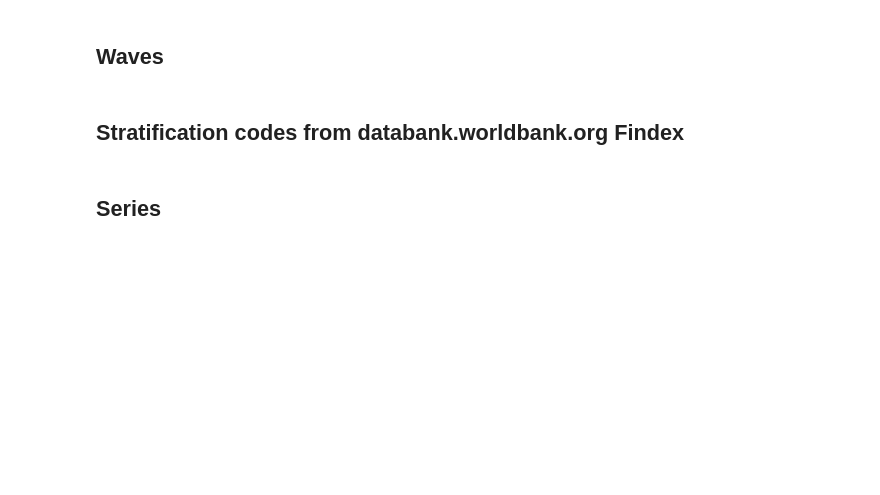
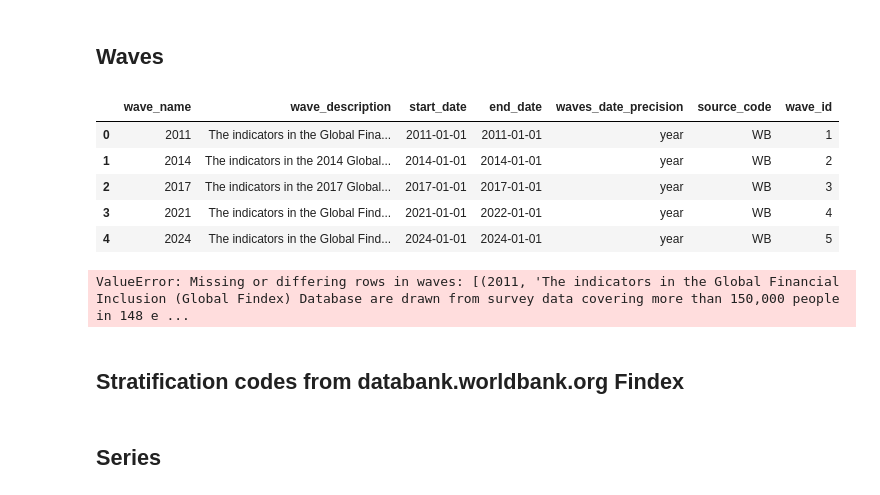
Before and after one commit to reebme/curated-data-sqlite, a Jupyter notebook: notebooks/01_findex_etl.ipynb, the cells around one changed output. Cells and saved outputs as stored; diff of their text form; code cells hidden in the pictures; blank space fills up the shorter version.

```diff
--- a/notebooks/01_findex_etl.ipynb
+++ b/notebooks/01_findex_etl.ipynb
@@ -256,42 +258,67 @@ with connection(SQLITE_DB_FILE) as conn:
 # %%
 # empty data frame with columns required for insert into waves
 waves_to_insert = pd.DataFrame(columns = ['wave_name', 'wave_description', 'start_date', 'end_date', 'waves_date_precision', 'source_code'])
 
 waves_to_insert['wave_name'] = [2011, 2014, 2017, 2021, 2024]
 
 waves_to_insert['start_date'] = waves_to_insert['wave_name']
 waves_to_insert['start_date'] = waves_to_insert['start_date'].apply(lambda y: str(y) + '-01-01')
 
 waves_to_insert['end_date'] = waves_to_insert['wave_name']
 waves_to_insert.loc[3, 'end_date'] = 2022
 waves_to_insert['end_date'] = waves_to_insert['end_date'].apply(lambda y: str(y) + '-01-01')
 
-# descriptions are taken from the Methodology sections of wave reports
+# descriptions are taken from the wave reports
+# number of reported economies do not equal the number of countries with at least one observation in each wave
 waves_to_insert.loc[0, 'wave_description'] = (
-    'The indicators in the Global Financial Inclusion (Global Findex) Database are drawn from survey data covering more than 150,000 people in 148 economies representing'
-    'more than 97 percent of the world’s population. The target population is the entire civilian, noninstitutionalized population age 15 and older.'
-    'Surveys are conducted in the major languages of each economy.')
+    "The indicators in the Global Financial Inclusion (Global Findex) Database "
+    "are drawn from survey data covering more than 150,000 people in 148 economies "
+    "representing more than 97 percent of the world’s population. "
+    "The target population is the entire civilian, noninstitutionalized population age 15 and older. "
+    "Surveys are conducted in the major languages of each economy."
+)
 waves_to_insert.loc[1, 'wave_description'] = (
-    'The indicators in the 2014 Global Financial Inclusion (Global Findex) database are drawn from survey data covering almost 150,000 people in 143 economies—representing'
-    'more than 97 percent of the world’s population. The target population is the entire civilian, noninstitutionalized population age 15 and above.')
+    "The indicators in the 2014 Global Financial Inclusion (Global Findex) database "
+    "are drawn from survey data covering almost 150,000 people in 143 economies "
+    "representing more than 97 percent of the world’s population. "
+    "The target population is the entire civilian, noninstitutionalized population age 15 and above."
+)
 waves_to_insert.loc[2, 'wave_description'] = (
-    'The indicators in the 2017 Global Findex database are drawn from survey data covering almost 150,000 people in 144 economies—representing more than 97 percent'
-    'of the world’s population. The target population is the entire civilian, noninstitutionalized population age 15 and above.')
+    "The indicators in the 2017 Global Findex database "
+    "are drawn from survey data covering almost 150,000 people in 144 economies "
+    "representing more than 97 percent of the world’s population. "
+    " The target population is the entire civilian, noninstitutionalized population age 15 and above."
+)
 waves_to_insert.loc[3, 'wave_description'] = (
-    'The indicators in the Global Findex 2021 database are drawn from survey data covering almost 128,000 people in 123 economies, representing 91 percent of the world’s population.'
-    'The target population is the entire civilian, noninstitutionalized population age 15 and up.')
+    "The indicators in the Global Findex 2021 database "
+    "are drawn from survey data covering almost 128,000 people in 123 economies, "
+    "representing 91 percent of the world’s population. "
+    "The target population is the entire civilian, noninstitutionalized population age 15 and up."
+)
 waves_to_insert.loc[4, 'wave_description'] = (
-    'The indicators in the Global Findex Database 2025 are drawn from survey data covering more than 140,000 people in 141 economies, representing 96 percent'
-    'of the world’s population. The target population is the entire noninstitutionalized civilian population ages 15 and up.')
+    "The indicators in the Global Findex Database 2025 "
+    "are drawn from survey data covering more than 140,000 people in 141 economies, "
+    "representing 96 percent of the world’s population. "
+    "The target population is the entire noninstitutionalized civilian population ages 15 and up."
+)
 
 waves_to_insert["waves_date_precision"] = 'year'
 waves_to_insert['source_code'] = 'WB'
 waves_to_insert['wave_id'] = np.arange(1, 6)
 
 waves_to_insert
+# %% [output]
+|  | wave_name | wave_description | start_date | end_date | waves_date_precision | source_code | wave_id |
+| 0 | 2011 | The indicators in the Global Fina... | 2011-01-01 | 2011-01-01 | year | WB | 1 |
+| 1 | 2014 | The indicators in the 2014 Global... | 2014-01-01 | 2014-01-01 | year | WB | 2 |
+| 2 | 2017 | The indicators in the 2017 Global... | 2017-01-01 | 2017-01-01 | year | WB | 3 |
+| 3 | 2021 | The indicators in the Global Find... | 2021-01-01 | 2022-01-01 | year | WB | 4 |
+| 4 | 2024 | The indicators in the Global Find... | 2024-01-01 | 2024-01-01 | year | WB | 5 |
 # %%
 with connection(SQLITE_DB_FILE) as conn:
     print(insert_new_data(conn, waves_to_insert, "waves", ["wave_id"]))
+# %% [output]
+ValueError: Missing or differing rows in waves: [(2011, 'The indicators in the Global Financial Inclusion (Global Findex) Database are drawn from survey data covering more than 150,000 people in 148 e ...
 # %% [markdown]
 ## Stratification codes from databank.worldbank.org Findex
 # %%
```
Also changed, not shown: parts of 1 cell of this notebook.
